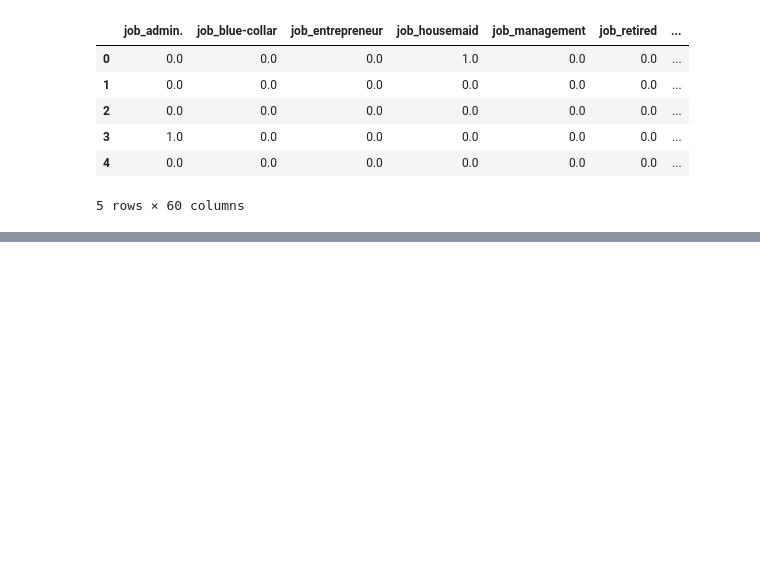
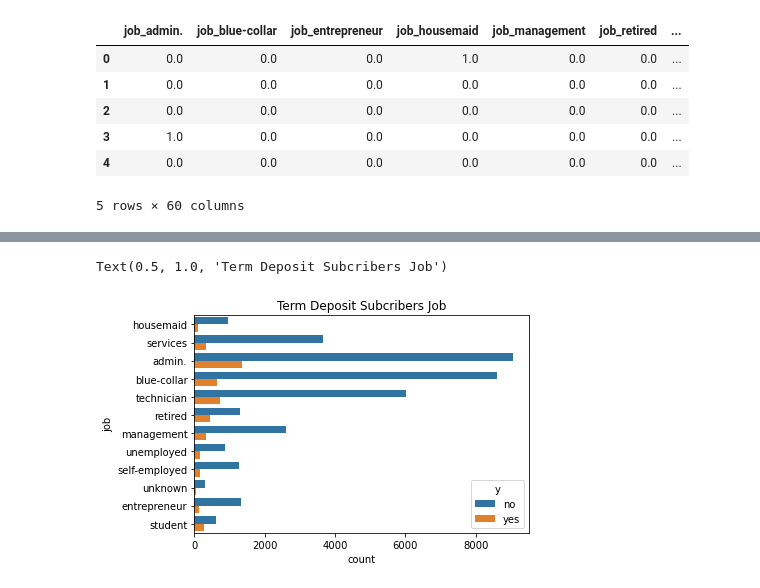
Before and after one commit to AndrewNguyen27296/DataGlacier, a Jupyter notebook: Asmaa.ipynb, the cells around one changed output, grey strips where cells are left out. Cells and saved outputs as stored; diff of their text form; code cells hidden in the pictures; blank space fills up the shorter version.

```diff
--- a/Asmaa.ipynb
+++ b/Asmaa.ipynb
@@ -332,0 +446,7 @@ df.head()
+# %%
+# Subcribers jobs
+sns.countplot(y="job", hue="y", data=df_eda)
+plt.title('Term Deposit Subcribers Job')
+# %% [output]
+Text(0.5, 1.0, 'Term Deposit Subcribers Job')
+[figure, added]
```
Also changed, not shown: parts of 21 cells of this notebook.
